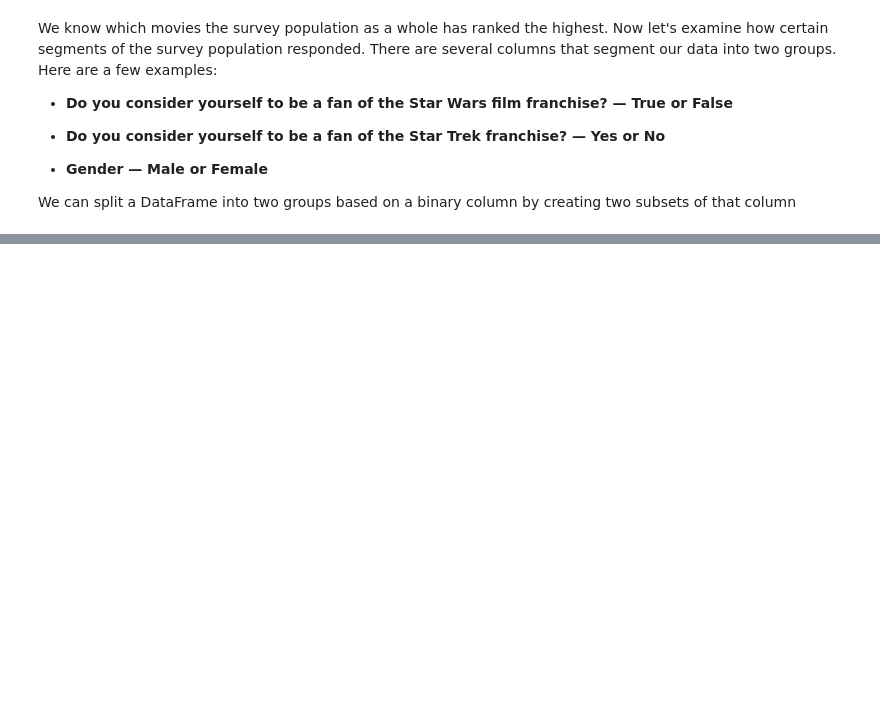
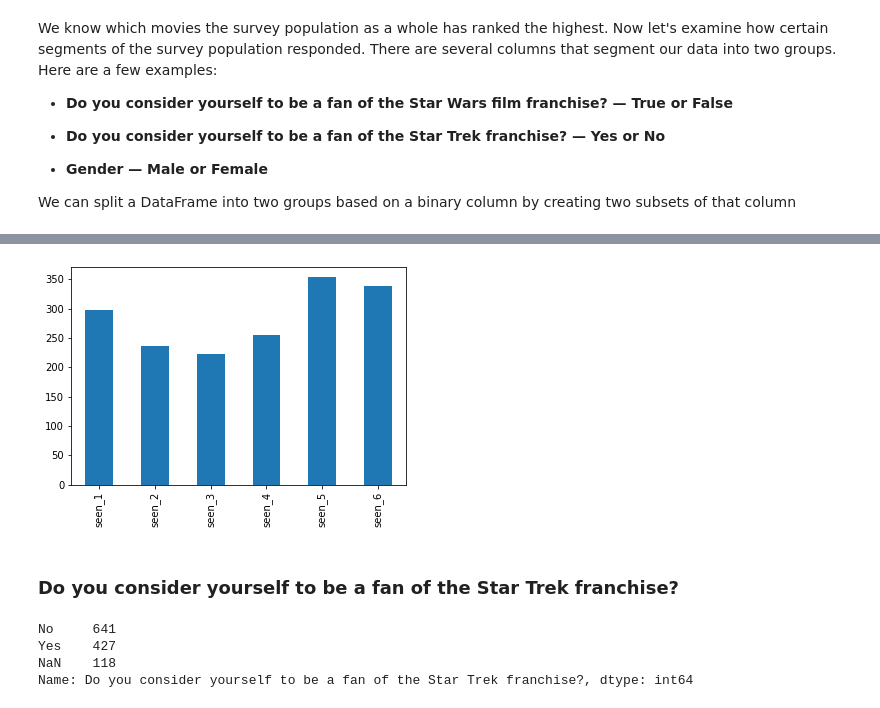
Before and after one commit to hoangvn111/Project-Star-Wars-Survey, a Jupyter notebook: Project_Star_Wars_Survey.ipynb, the cells around one changed output, grey strips where cells are left out. Cells and saved outputs as stored; diff of their text form; code cells hidden in the pictures; blank space fills up the shorter version.

```diff
--- a/Project_Star_Wars_Survey.ipynb
+++ b/Project_Star_Wars_Survey.ipynb
@@ -298,0 +314,16 @@ female = star_wars
+# %%
+female_view_counts = female[female.columns[3:9]].sum(axis=0)
+print('\n')
+female_view_counts.plot.bar()
+plt.show()
+# %% [output]
+[figure, added]
+# %% [markdown]
+### Do you consider yourself to be a fan of the Star Trek franchise?
+# %%
+star_wars['Do you consider yourself to be a fan of the Star Trek franchise?'].value_counts(dropna=False)
+# %% [output]
+No     641
+Yes    427
+NaN    118
+Name: Do you consider yourself to be a fan of the Star Trek franchise?, dtype: int64
```
Also changed, not shown: parts of 6 cells of this notebook.
